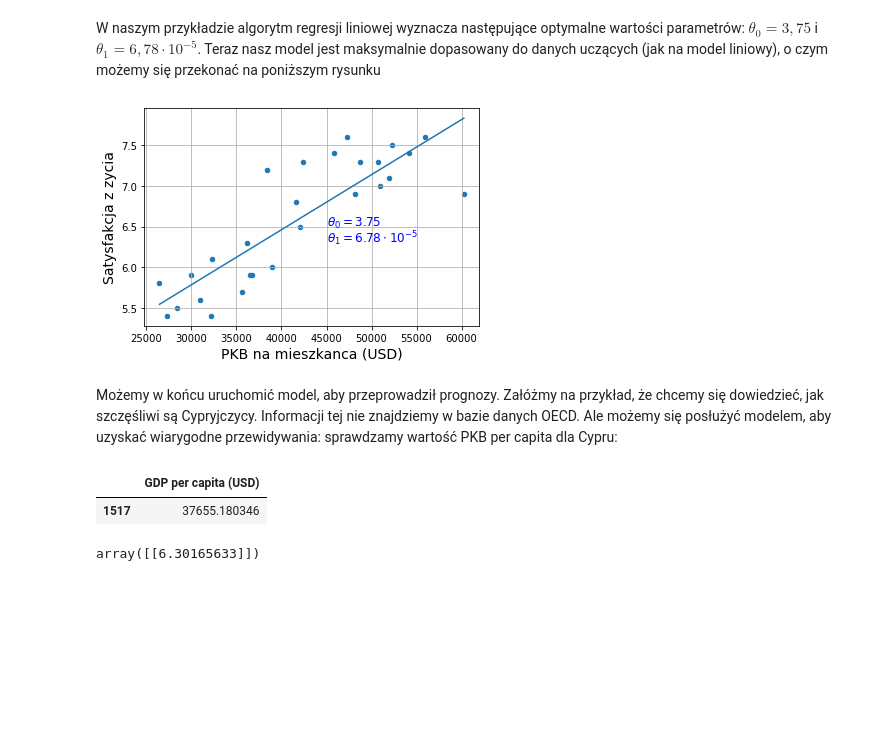
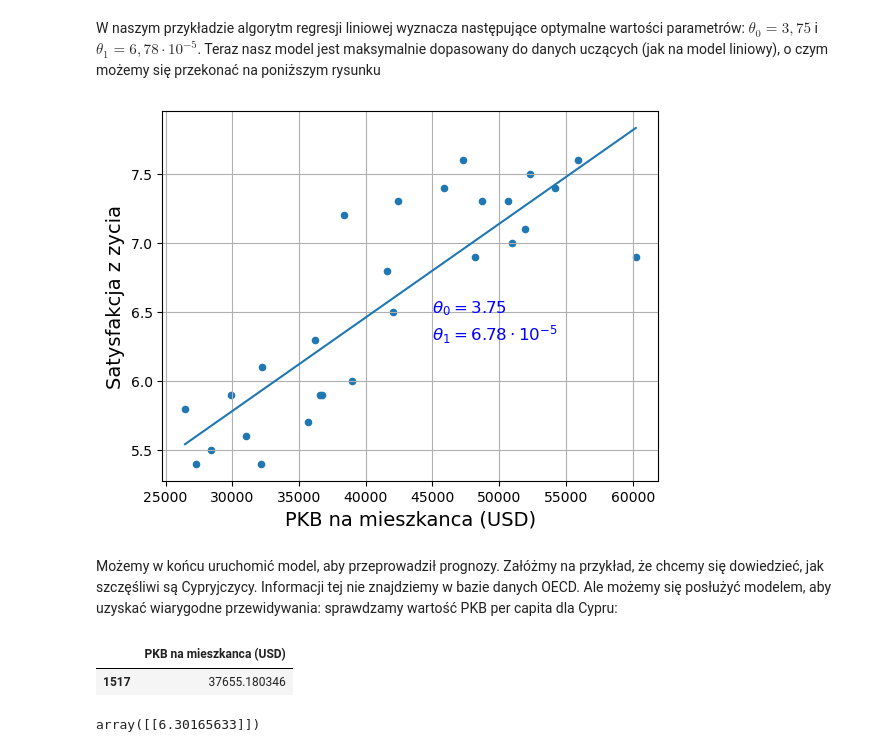
Before and after one commit to sebastianbaranUEK/classes_ag, a Jupyter notebook: 01_krajobraz_uczenia_maszynowego.ipynb, the cells around one changed output. Cells and saved outputs as stored; diff of their text form; code cells hidden in the pictures; blank space fills up the shorter version.

```diff
--- a/01_krajobraz_uczenia_maszynowego.ipynb
+++ b/01_krajobraz_uczenia_maszynowego.ipynb
@@ -263,9 +277,11 @@ lifesat = pd.read_csv("data/lifesat/lifesat.csv")
 
 # Przygotowujemy dane
 lifesat.rename(
-    columns={"GDP per capita (USD)": "PKB na mieszkanca (USD)"}, inplace=True
+    columns={"GDP per capita (USD)": "PKB na mieszkanca (USD)"},
+    inplace=True
 )
-lifesat.rename(columns={"Life satisfaction": "Satysfakcja z zycia"}, inplace=True)
+lifesat.rename(columns={"Life satisfaction": "Satysfakcja z zycia"},
+               inplace=True)
 lifesat
 # %% [output]
 |  | Country | Satysfakcja z zycia | PKB na mieszkanca (USD) |
@@ -339,13 +355,15 @@ W naszym przykładzie algorytm regresji liniowej wyznacza następujące optymaln
 # %%
 # Wizualizujemy dane
 lifesat.plot(kind='scatter', grid=True,
              x="PKB na mieszkanca (USD)", y='Satysfakcja z zycia')
 plt.plot(X, theta_0+theta_1*X)
-plt.text(45000, 6.5, fr"$\theta_0 = {theta_0.round(2)}$", color="blue")
-plt.text(45000, 6.3, fr"$\theta_1 = {theta_1 * 1e5:.2f}\cdot 10^{{-5}}$", color="blue")
+plt.text(45000, 6.5, fr"$\theta_0 = {theta_0.round(2)}$",
+         color="blue")
+plt.text(45000, 6.3, fr"$\theta_1 = {theta_1 * 1e5:.2f}\cdot 10^{{-5}}$",
+         color="blue")
 plt.show()
 # %% [output]
-[figure, old version]
+[figure, new version]
 # %% [markdown]
 Możemy w końcu uruchomić model, aby przeprowadził prognozy. Załóżmy na przykład, że chcemy się
 dowiedzieć, jak szczęśliwi są Cypryjczycy. Informacji tej nie znajdziemy w bazie danych OECD. Ale
@@ -355,9 +373,13 @@ capita dla Cypru:
 cyprus_gdp_per_capita_2020 = (
     gdp_per_capita_2020[gdp_per_capita_2020["Entity"]=="Cyprus"][["GDP per capita (USD)"]]
 )
+cyprus_gdp_per_capita_2020.rename(
+    columns={"GDP per capita (USD)": "PKB na mieszkanca (USD)"},
+    inplace=True
+)
 cyprus_gdp_per_capita_2020
 # %% [output]
-|  | GDP per capita (USD) |
+|  | PKB na mieszkanca (USD) |
 | 1517 | 37655.180346 |
 # %%
 cyprus_predicted_life_satisfaction = model.predict(cyprus_gdp_per_capita_2020)
```
Also changed, not shown: parts of 3 cells of this notebook.
